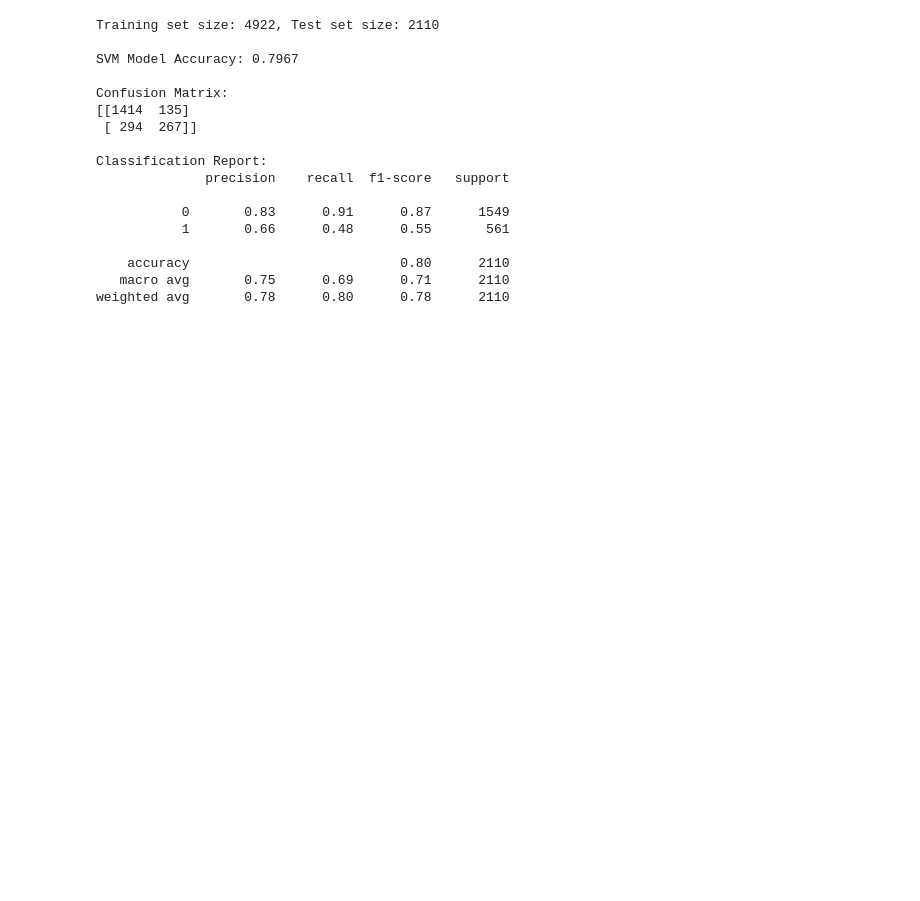
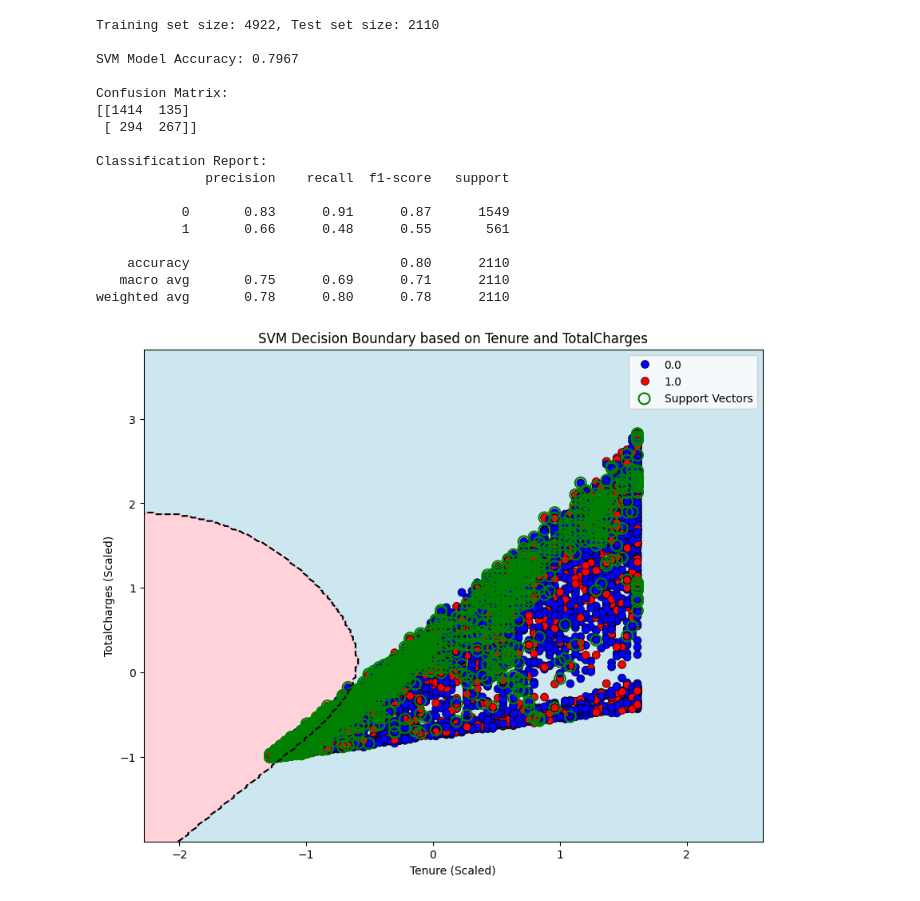
Before and after one commit to youssefkamel02/AI-milestone, a Jupyter notebook: trial-1.ipynb, the cells around one changed output. Cells and saved outputs as stored; diff of their text form; code cells hidden in the pictures; blank space fills up the shorter version.

```diff
--- a/trial-1.ipynb
+++ b/trial-1.ipynb
@@ -11,7 +13,8 @@ import pandas as pd
 import numpy as np
 import seaborn as sns
 import matplotlib.pyplot as plt
-df = pd.read_csv('/content/WA_Fn-UseC_-Telco-Customer-Churn.csv')
+df = pd.read_csv('/kaggle/input/telco-customer-churn/WA_Fn-UseC_-Telco-Customer-Churn.csv')
+
 
 
 df.head()
@@ -414,3 +405,59 @@ Classification Report:
     accuracy                           0.80      2110
    macro avg       0.75      0.69      0.71      2110
 weighted avg       0.78      0.80      0.78      2110
+# %%
+import matplotlib.pyplot as plt
+import seaborn as sns
+from sklearn.svm import SVC
+from sklearn.model_selection import train_test_split
+from matplotlib.colors import ListedColormap
+
+X_2d = X_final[['tenure', 'TotalCharges']]
+
+# Split the 2D data (using the same split strategy for consistency if possible, or just re-split)
+X_train_2d, X_test_2d, y_train_2d, y_test_2d = train_test_split(
+    X_2d, y, test_size=0.3, random_state=42, stratify=y
+)
+
+# Train a new SVM classifier on these two features
+svm_2d = SVC(kernel='rbf', random_state=42)
+svm_2d.fit(X_train_2d, y_train_2d)
+
+# Create a mesh to plot the decision boundary
+x_min, x_max = X_2d.iloc[:, 0].min() - 1, X_2d.iloc[:, 0].max() + 1
+y_min, y_max = X_2d.iloc[:, 1].min() - 1, X_2d.iloc[:, 1].max() + 1
+xx, yy = np.meshgrid(np.arange(x_min, x_max, 0.02),
+                     np.arange(y_min, y_max, 0.02))
+
+# Predict on the meshgrid points
+Z = svm_2d.predict(np.c_[xx.ravel(), yy.ravel()])
+Z = Z.reshape(xx.shape)
+
+# Plot the decision boundary
+plt.figure(figsize=(10, 8))
+
+# Define a colormap for the background regions (e.g., light blue for 0, light red for 1)
+cmap_background = ListedColormap(['#ADD8E6', '#FFB6C1'])
+plt.contourf(xx, yy, Z, alpha=0.6, cmap=cmap_background)
+
+# Add the decision boundary line
+plt.contour(xx, yy, Z, levels=[0.5], colors='k', linestyles='--', linewidths=1.5)
+
+# Plot the actual data points
+sns.scatterplot(
+    x=X_2d.iloc[:, 0], y=X_2d.iloc[:, 1], hue=y,
+    palette={0: '#0000FF', 1: '#FF0000'}, # Blue for No Churn, Red for Churn
+    marker='o', s=50, edgecolor='k', legend='full'
+)
+
+# Highlight support vectors
+plt.scatter(svm_2d.support_vectors_[:, 0], svm_2d.support_vectors_[:, 1],
+            s=100, facecolors='none', edgecolors='g', linewidths=1.5, label='Support Vectors')
+
+plt.xlabel('Tenure (Scaled)')
+plt.ylabel('TotalCharges (Scaled)')
+plt.title('SVM Decision Boundary based on Tenure and TotalCharges')
+plt.legend() # Show legend for support vectors
+plt.show()
+# %% [output]
+[figure, added]
```
Also changed, not shown: parts of 2 cells of this notebook.
